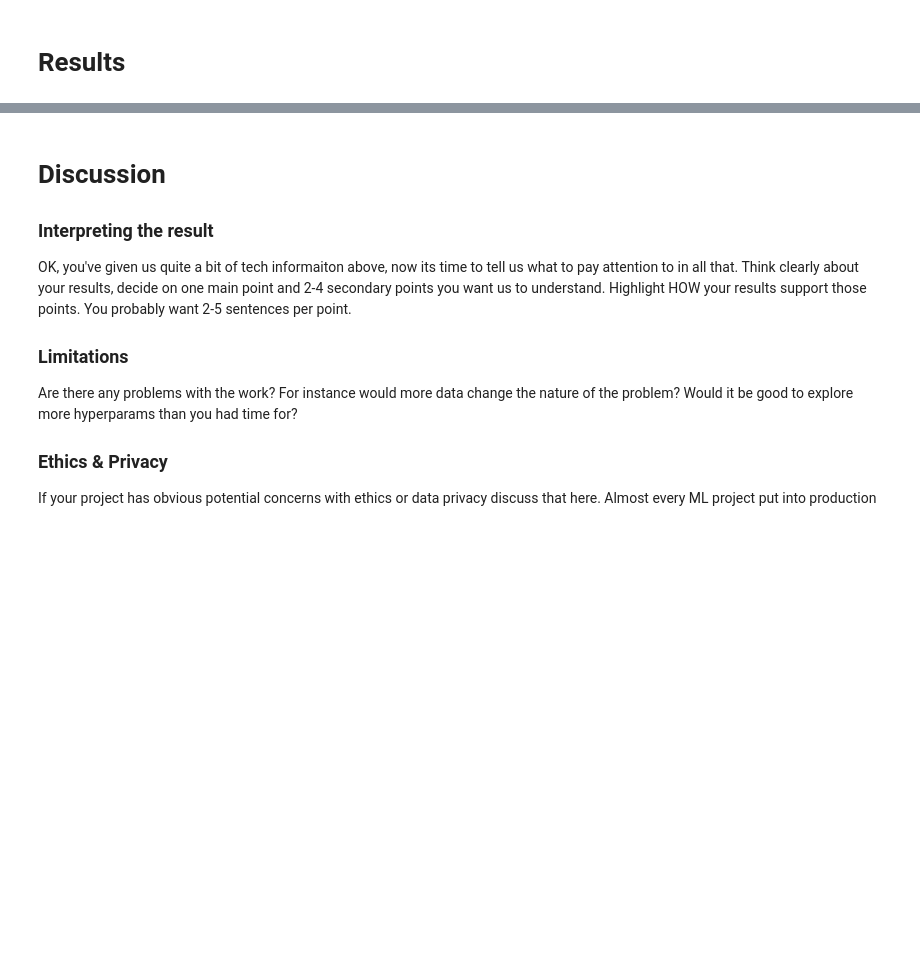
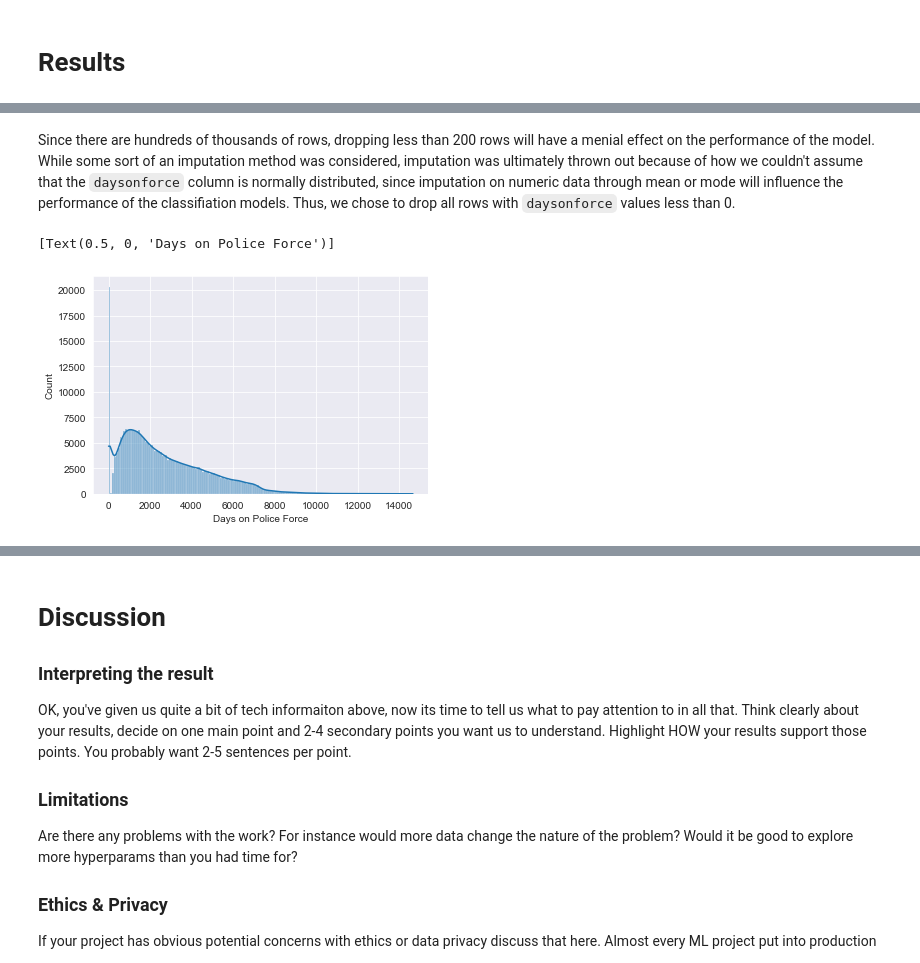
Before and after one commit to COGS118A/Group015-Wi23, a Jupyter notebook: FinalProjectGroup015-Wi23.ipynb, the cells around one changed output, grey strips where cells are left out. Saved outputs shown, nothing was run; the diff lists cells and outputs as text; code cells hidden in the pictures; blank space fills up the shorter version.

```diff
--- a/FinalProjectGroup015-Wi23.ipynb
+++ b/FinalProjectGroup015-Wi23.ipynb
@@ -204,0 +306,10 @@ The detriments of having either a low precision or low recall score also illustr
+# %% [markdown]
+Since there are hundreds of thousands of rows, dropping less than 200 rows will have a menial effect on the performance of the model. While some sort of an imputation method was considered, imputation was ultimately thrown out because of how we couldn't assume that the `daysonforce` column is normally distributed, since imputation on numeric data through mean or mode will influence the performance of the classifiation models. Thus, we chose to drop all rows with `daysonforce` values less than 0.
+# %%
+# get rid of rows with daysonforce values less than 0
+# display seaborn histplot of distribution of daysonforce column
+ccrb = ccrb.drop(ccrb[ccrb["daysonforce"] < 0].index)
+sns.histplot(data = ccrb, x = "daysonforce", kde = "True").set(xlabel = "Days on Police Force")
+# %% [output]
+[Text(0.5, 0, 'Days on Police Force')]
+[figure, added]
```
Also changed, not shown: parts of 32 cells of this notebook.
